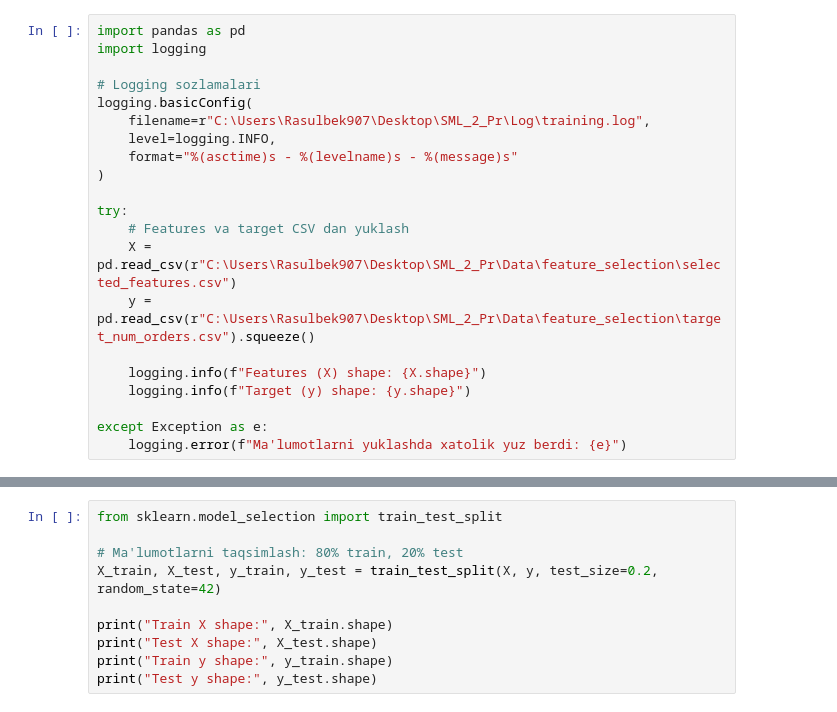
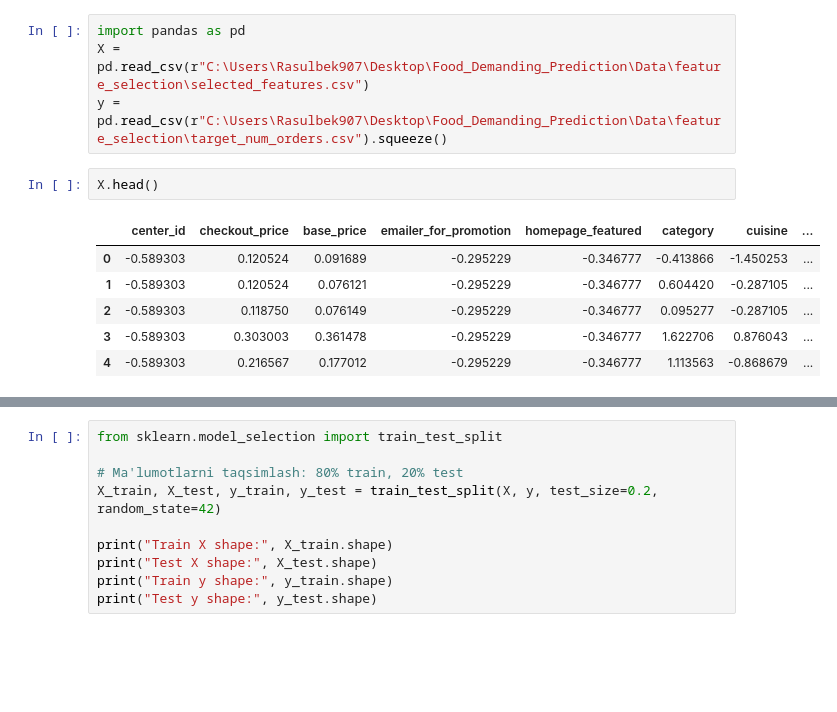
Before and after one commit to rasulbekdeveloper907/Food_Demanding_Prediction, a Jupyter notebook: Notebooks/model_selection.ipynb, the cells around one changed output, grey strips where cells are left out. Cells and saved outputs as stored; diff of their text form; blank space fills up the shorter version.

```diff
--- a/Notebooks/model_selection.ipynb
+++ b/Notebooks/model_selection.ipynb
@@ -1,21 +1,13 @@
 # %%
 import pandas as pd
-import logging
-
-# Logging sozlamalari
-logging.basicConfig(
-    filename=r"C:\Users\Rasulbek907\Desktop\SML_2_Pr\Log\training.log",
-    level=logging.INFO,
-    format="%(asctime)s - %(levelname)s - %(message)s"
-)
-
-try:
-    # Features va target CSV dan yuklash
-    X = pd.read_csv(r"C:\Users\Rasulbek907\Desktop\SML_2_Pr\Data\feature_selection\selected_features.csv")
-    y = pd.read_csv(r"C:\Users\Rasulbek907\Desktop\SML_2_Pr\Data\feature_selection\target_num_orders.csv").squeeze()
-
-    logging.info(f"Features (X) shape: {X.shape}")
-    logging.info(f"Target (y) shape: {y.shape}")
-
-except Exception as e:
-    logging.error(f"Ma'lumotlarni yuklashda xatolik yuz berdi: {e}")
+X = pd.read_csv(r"C:\Users\Rasulbek907\Desktop\Food_Demanding_Prediction\Data\feature_selection\selected_features.csv")
+y = pd.read_csv(r"C:\Users\Rasulbek907\Desktop\Food_Demanding_Prediction\Data\feature_selection\target_num_orders.csv").squeeze()
+# %%
+X.head()
+# %% [output]
+|  | center_id | checkout_price | base_price | emailer_for_promotion | homepage_featured | category | cuisine | ... |
+| 0 | -0.589303 | 0.120524 | 0.091689 | -0.295229 | -0.346777 | -0.413866 | -1.450253 | ... |
+| 1 | -0.589303 | 0.120524 | 0.076121 | -0.295229 | -0.346777 | 0.604420 | -0.287105 | ... |
+| 2 | -0.589303 | 0.118750 | 0.076149 | -0.295229 | -0.346777 | 0.095277 | -0.287105 | ... |
+| 3 | -0.589303 | 0.303003 | 0.361478 | -0.295229 | -0.346777 | 1.622706 | 0.876043 | ... |
+| 4 | -0.589303 | 0.216567 | 0.177012 | -0.295229 | -0.346777 | 1.113563 | -0.868679 | ... |
```
Also changed, not shown: parts of 2 cells of this notebook, 6 other files.
